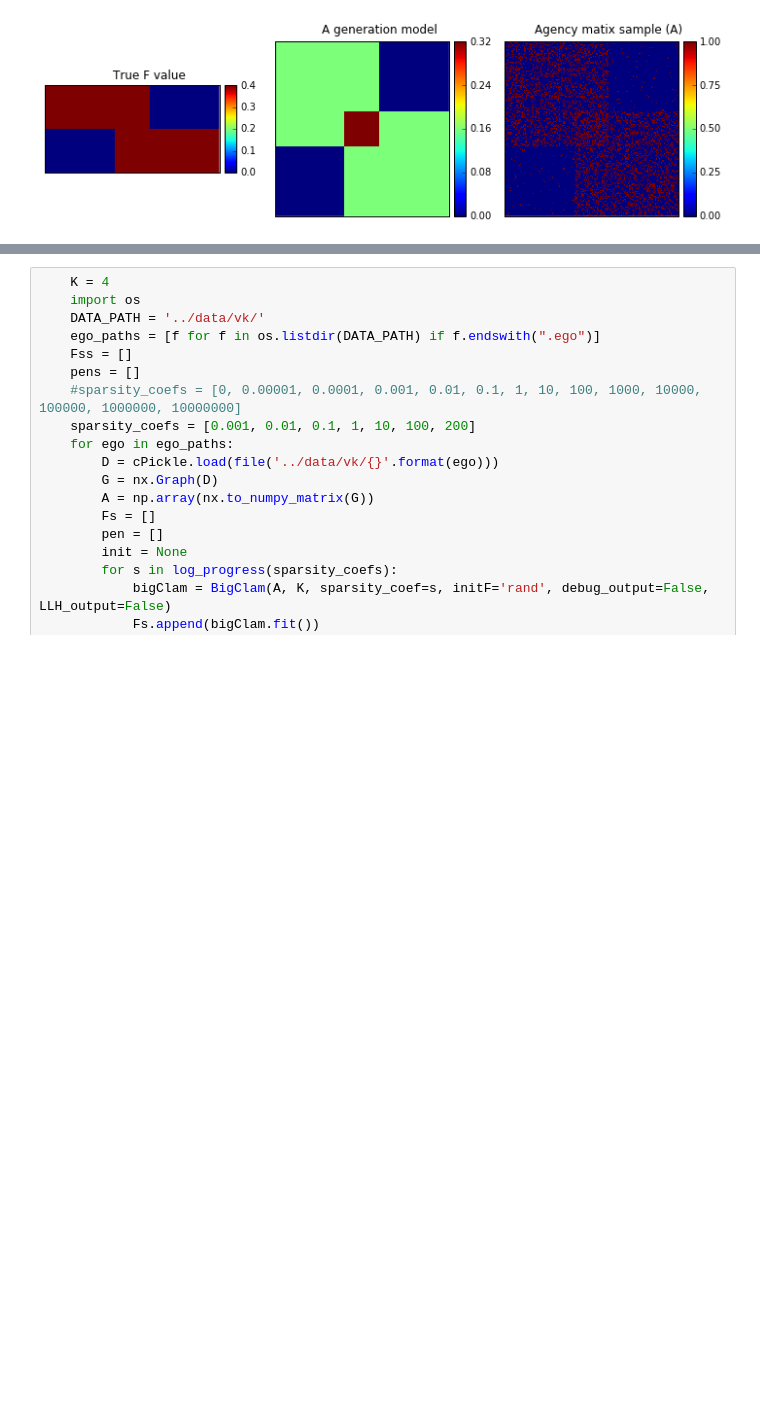
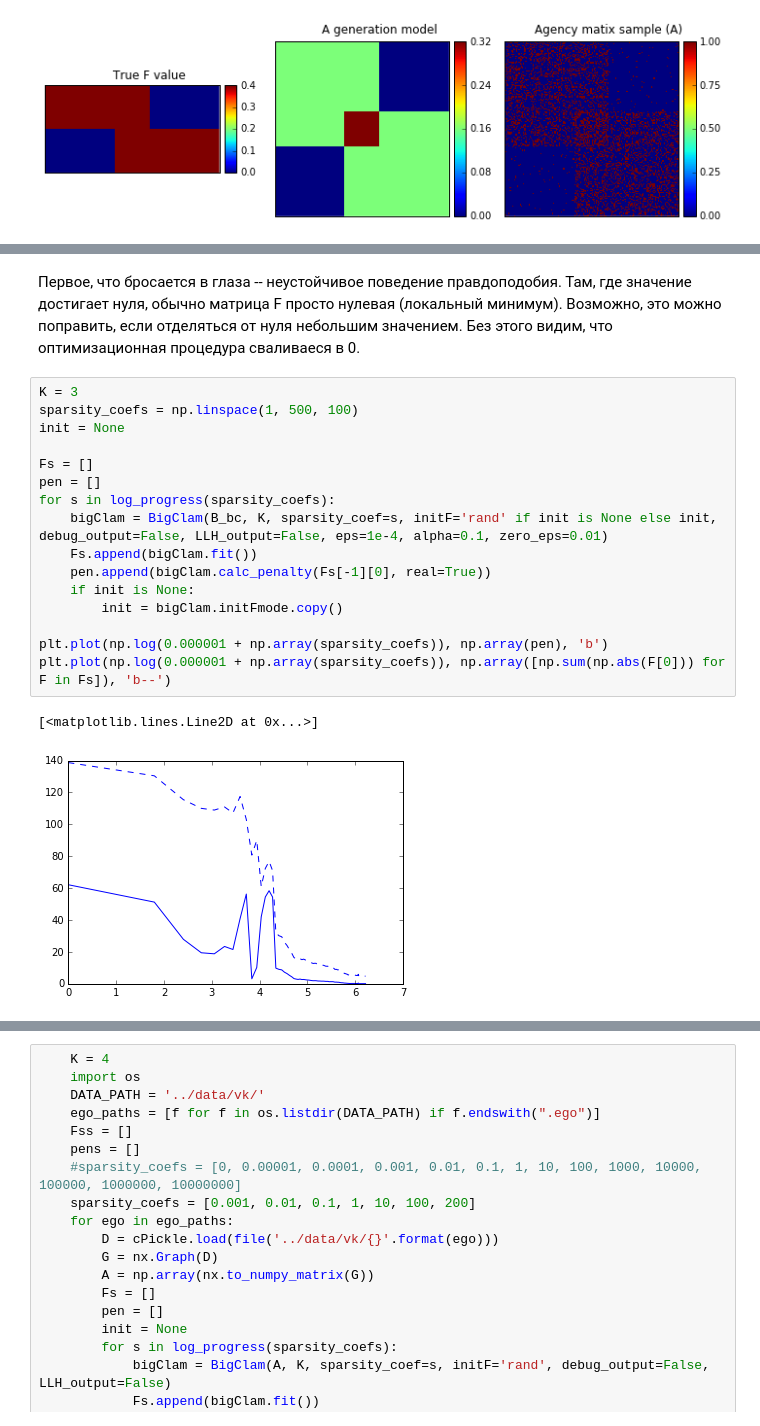
Before and after one commit to yangkuoone/WeiCLAM, a Jupyter notebook: code/Experiments.ipynb, the cells around one changed output, grey strips where cells are left out. Cells and saved outputs as stored; diff of their text form; blank space fills up the shorter version.

```diff
--- a/code/Experiments.ipynb
+++ b/code/Experiments.ipynb
@@ -718,0 +713,21 @@ plt.plot(np.log(0.000001 + np.array(sparsity_coefs)), np.array(pen))
+# %% [markdown]
+Первое, что бросается в глаза -- неустойчивое поведение правдоподобия. Там, где значение достигает нуля, обычно матрица F просто нулевая (локальный минимум). Возможно, это можно поправить, если отделяться от нуля небольшим значением. Без этого видим, что оптимизационная процедура сваливаеся в 0.
+# %%
+K = 3
+sparsity_coefs = np.linspace(1, 500, 100)
+init = None
+
+Fs = []
+pen = []
+for s in log_progress(sparsity_coefs):
+    bigClam = BigClam(B_bc, K, sparsity_coef=s, initF='rand' if init is None else init, debug_output=False, LLH_output=False, eps=1e-4, alpha=0.1, zero_eps=0.01)
+    Fs.append(bigClam.fit())
+    pen.append(bigClam.calc_penalty(Fs[-1][0], real=True))
+    if init is None:
+        init = bigClam.initFmode.copy()
+
+plt.plot(np.log(0.000001 + np.array(sparsity_coefs)), np.array(pen), 'b')
+plt.plot(np.log(0.000001 + np.array(sparsity_coefs)), np.array([np.sum(np.abs(F[0])) for F in Fs]), 'b--')
+# %% [output]
+[<matplotlib.lines.Line2D at 0x...>]
+[figure, added]
```
Also changed, not shown: parts of 22 cells of this notebook, 1 other file.
